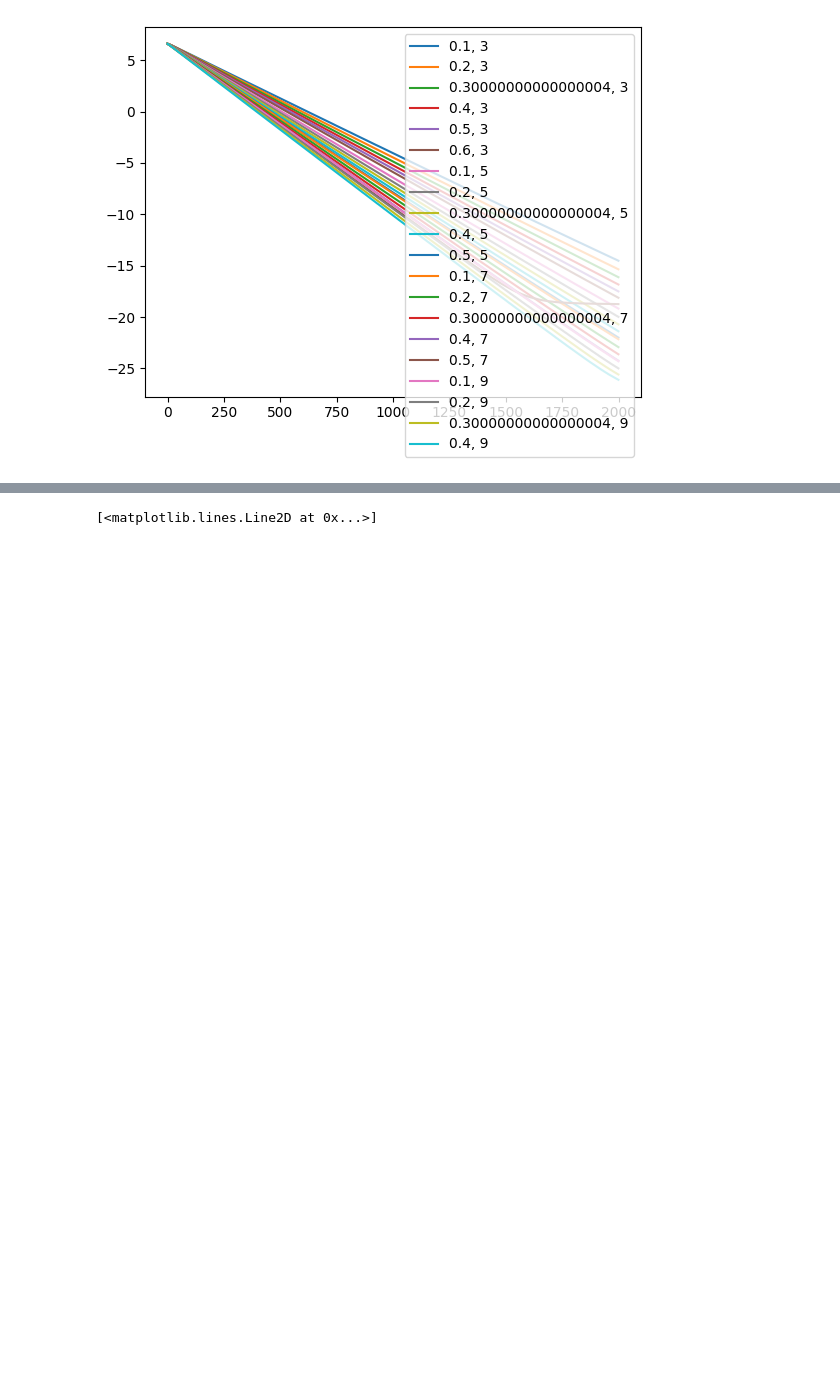
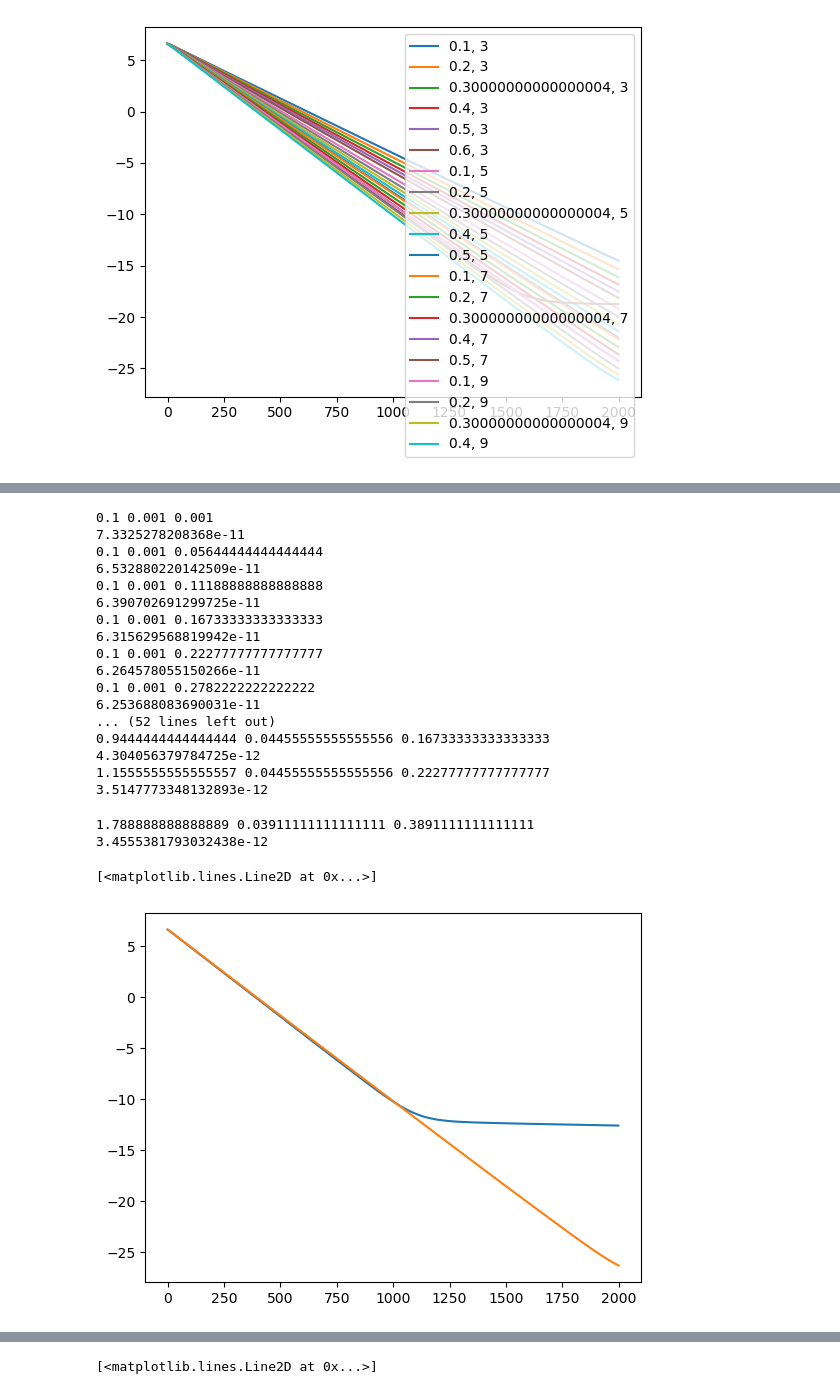
Before and after one commit to J-Hermant/Nesterov_Acceleration_Aiming_Condition, a Jupyter notebook: Wort_instance_pl.ipynb, the cells around one changed output, grey strips where cells are left out. Drawn from its saved outputs; the diff is of its cells as text; code cells hidden in the pictures; blank space fills up the shorter version.

```diff
--- a/Wort_instance_pl.ipynb
+++ b/Wort_instance_pl.ipynb
@@ -287,0 +315,37 @@ plt.plot(corr_nag)
+# %%
+a_p = np.linspace(0.1,2,10)
+b_p = np.linspace(0.001,0.05,10)
+c_p = np.linspace(0.001,0.5,10)
+val = 10
+for a_0 in a_p:
+    for b_0 in b_p:
+        for c_0 in c_p:
+            f_nag= run_continuized_nest(init,n_iter,9* L**(-1), np.sqrt(L)**(-1)*a_0,b_0*np.sqrt(L),np.sqrt(L)*c_0,t,T,D,L,y)
+            val = min(val,f_nag[-1])
+            if val == f_nag[-1]:
+                print(a_0,b_0,c_0)
+                print(f_nag[-1])
+plt.plot(np.log(f_nag))
+plt.plot(np.log(f_gd))
+# %% [output]
+0.1 0.001 0.001
+7.3325278208368e-11
+0.1 0.001 0.05644444444444444
+6.532880220142509e-11
+0.1 0.001 0.11188888888888888
+6.390702691299725e-11
+0.1 0.001 0.16733333333333333
+6.315629568819942e-11
+0.1 0.001 0.22277777777777777
+6.264578055150266e-11
+0.1 0.001 0.2782222222222222
+6.253688083690031e-11
+... (52 lines left out)
+0.9444444444444444 0.04455555555555556 0.16733333333333333
+4.304056379784725e-12
+1.1555555555555557 0.04455555555555556 0.22277777777777777
+3.5147773348132893e-12
+1.788888888888889 0.03911111111111111 0.3891111111111111
+3.4555381793032438e-12
+[<matplotlib.lines.Line2D at 0x...>]
+[figure, added]
```
Also changed, not shown: parts of 12 cells of this notebook, 5 other files.
